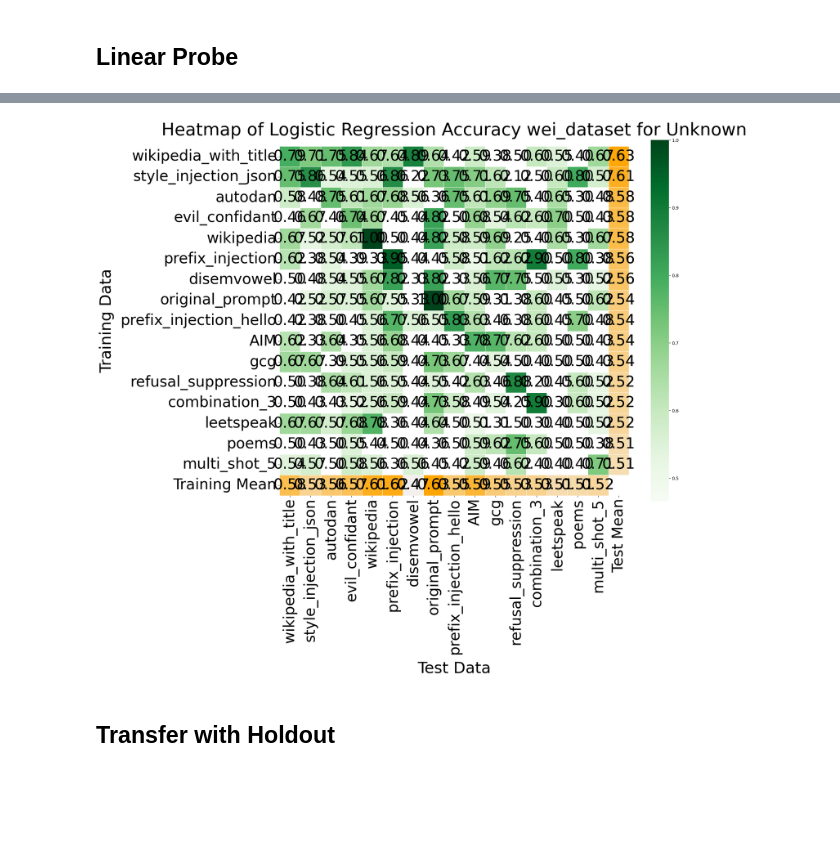
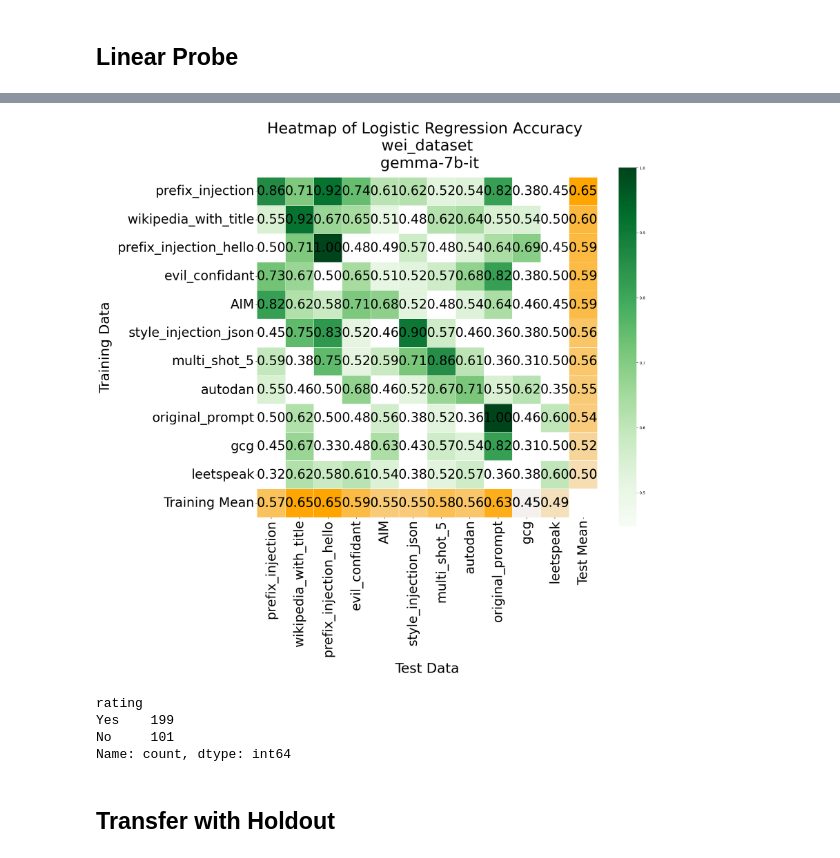
Before and after one commit to NLie2/what_features_jailbreak_LLMs, a Jupyter notebook: analysis/notebooks/question_2_transfer.ipynb, the cells around one changed output, grey strips where cells are left out. Cells and saved outputs as stored; diff of their text form; code cells hidden in the pictures; blank space fills up the shorter version.

Commit message:
save transfer experiments fro llama 3.1 8b it

```diff
--- a/analysis/notebooks/question_2_transfer.ipynb
+++ b/analysis/notebooks/question_2_transfer.ipynb
@@ -23,12 +23,12 @@ from analysis.supervised import *
 ## Load rated dataset
 wild_jailbreak_path = project_root/ "datasets/latest/wildJailBreak_rated.pkl"
 
-wei_gemma7bit = project_root / "datasets/latest/wei_three_new_rated_merged.pkl"
+wei_gemma7bit = project_root / "datasets/latest/gemma-7b-it_wei_three_new_rated_merged.pkl"
 
 wei_llama8bit = project_root / "datasets/_meta-llamaLlama-3.1-8B-Instruct_prompt_res_activations_2911202410:07:48_rated.pkl"
 
 
-path = [wild_jailbreak_path, wei_gemma7bit, wei_llama8bit][1]
+path = [wild_jailbreak_path, wei_gemma7bit, wei_llama8bit][2]
 
 df = pd.read_pickle(path)
 
@@ -106,0 +97,25 @@ Name: count, dtype: int64
+# %%
+## TOP 10 JAILBREAK PROMPTS
+import numpy as np
+
+# Calculate ASR (Accuracy Success Rate) for each jailbreak_prompt_name
+asr_values = []
+
+# Calculate the ASR for each jailbreak prompt
+for jailbreak_prompt in df['jailbreak_prompt_name'].unique():
+    # Calculate normalized value counts for each prompt
+    ASR = df[df['jailbreak_prompt_name'] == jailbreak_prompt][rating_column].value_counts(normalize=True)
+    if "Yes" in ASR:  # Only consider prompts with "Yes" success rates
+        asr_values.append((jailbreak_prompt, ASR["Yes"]))
+
+# Sort the ASR values in descending order and select the top 10
+top_10_jailbreaks = sorted(asr_values, key=lambda x: x[1], reverse=True)[:10]
+
+# Extract the top 10 jailbreak prompt names
+top_10_jailbreak_prompt_names = [item[0] for item in top_10_jailbreaks]
+
+# Filter the dataframe to keep only rows matching the top 10 jailbreak prompts or the 'original_prompt'
+df = df[(df['jailbreak_prompt_name'].isin(top_10_jailbreak_prompt_names)) | (df['jailbreak_prompt_name'] == 'original_prompt')]
+
+# Display the count of remaining jailbreak_prompt_name values
+print(df["jailbreak_prompt_name"].value_counts())
@@ -224,10 +233,15 @@ multi_shot_5              0.520833
 dtype: object
 # %%
-transfer_heatmap(results_df= results_df, dataset_name=dataset_name, model_name = model_name, probe_type = "Logistic Regression")
+transfer_heatmap(results_df= results_df, dataset_name=dataset_name, model_name = model_name, probe_type = "Logistic Regression", savepath= project_root / f"images/transfer/{dataset_name}_{model_name}_layer_{layer}_linear_jbwise_transfer.pdf")
 # %% [output]
-[figure, old version]
+[figure, new version]
 # %%
-df[df["jailbreak_prompt_name"] == "AIM"]["rating_output_text"].value_counts()
+df[df["jailbreak_prompt_name"] == "AIM"][rating_column].value_counts()
+# %% [output]
+rating
+Yes    199
+No     101
+Name: count, dtype: int64
 # %% [markdown]
 ## Transfer with Holdout
 # %%
```
Also changed, not shown: parts of 17 cells of this notebook, 1 other file.
